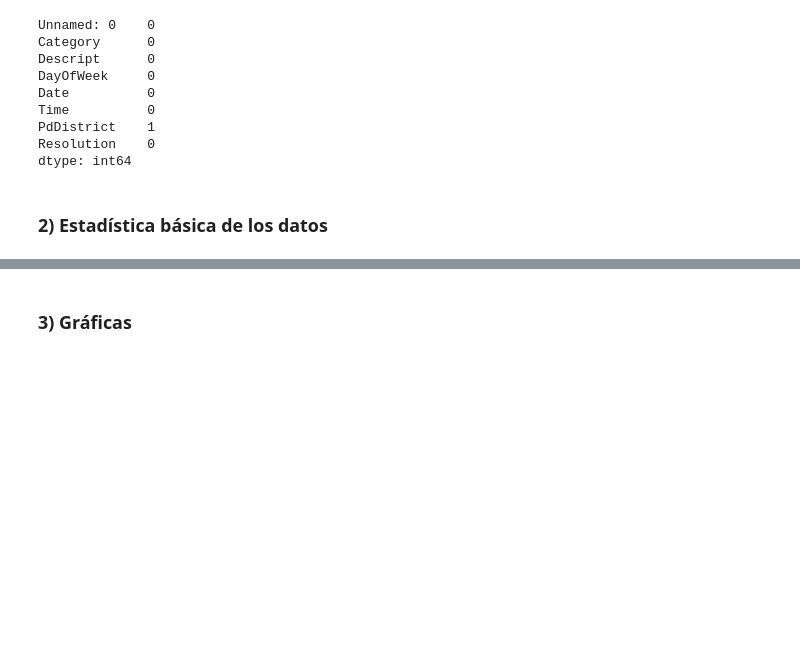
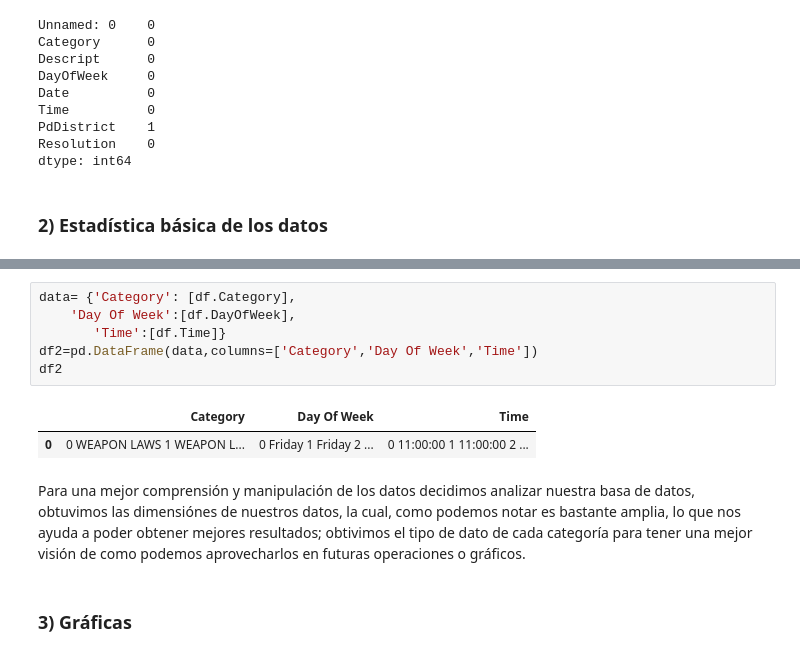
Before and after one commit to PatriciaGarciaO/Mineria_de_Datos, a Jupyter notebook: AvancePIA_ll_003_09.ipynb, the cells around one changed output, grey strips where cells are left out. Drawn from its saved outputs; the diff is of its cells as text; blank space fills up the shorter version.

```diff
--- a/AvancePIA_ll_003_09.ipynb
+++ b/AvancePIA_ll_003_09.ipynb
@@ -144,3 +185,14 @@ dtype: int64
+# %%
+data= {'Category': [df.Category],
+    'Day Of Week':[df.DayOfWeek],
+       'Time':[df.Time]}
+df2=pd.DataFrame(data,columns=['Category','Day Of Week','Time'])
+df2
+# %% [output]
+|  | Category | Day Of Week | Time |
+| 0 | 0 WEAPON LAWS 1 WEAPON L... | 0 Friday 1 Friday 2 ... | 0 11:00:00 1 11:00:00 2 ... |
+# %% [markdown]
+Para una mejor comprensión y manipulación de los datos decidimos analizar nuestra basa de datos, obtuvimos las dimensiónes de nuestros datos, la cual, como podemos notar es bastante amplia, lo que nos ayuda a poder obtener mejores resultados; obtivimos el tipo de dato de cada categoría para tener una mejor visión de como podemos aprovecharlos en futuras operaciones o gráficos.
 # %% [markdown]
 ### 3) Gráficas
 # %%
```
Also changed, not shown: parts of 6 cells of this notebook.
